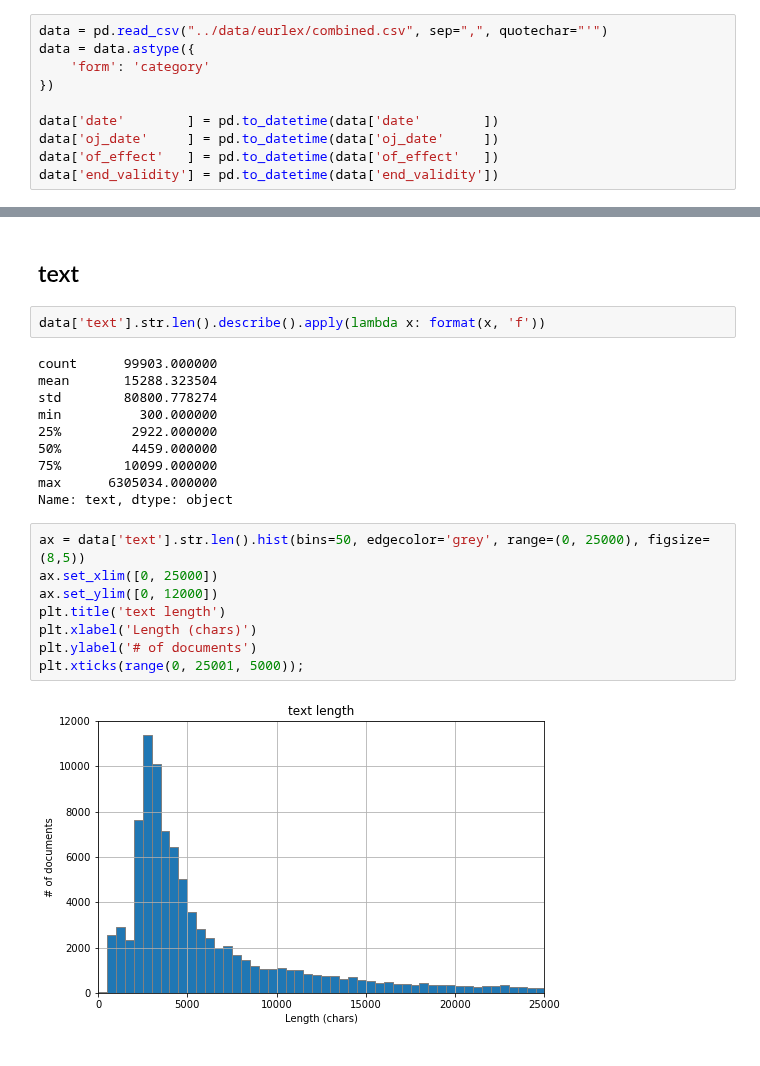
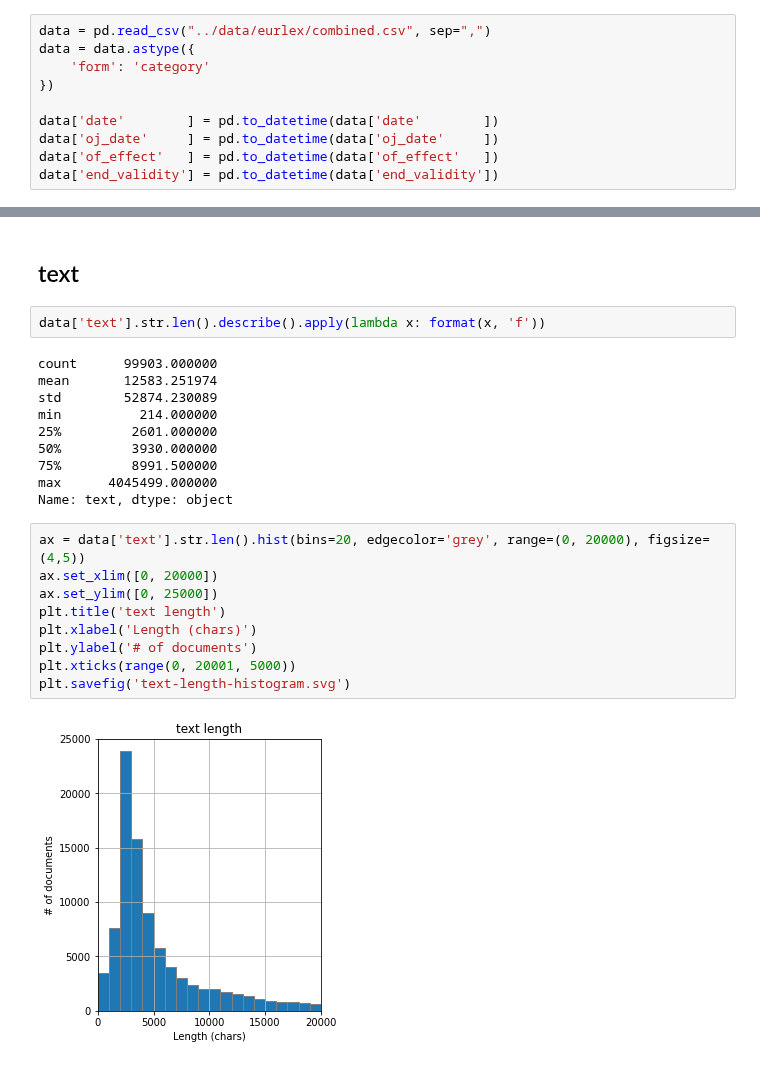
Before and after one commit to dmfrodrigues/feup-pri-proj, a Jupyter notebook: exploration/Data Exploration.ipynb, the cells around one changed output, grey strips where cells are left out. Cells and saved outputs as stored; diff of their text form.

```diff
--- a/exploration/Data Exploration.ipynb
+++ b/exploration/Data Exploration.ipynb
@@ -10,7 +12,7 @@ import datetime
 
 Let's start by importing the data:
 # %%
-data = pd.read_csv("../data/eurlex/combined.csv", sep=",", quotechar="'")
+data = pd.read_csv("../data/eurlex/combined.csv", sep=",")
 data = data.astype({
     'form': 'category'
 })
@@ -451,21 +506,22 @@ plt.show()
 data['text'].str.len().describe().apply(lambda x: format(x, 'f'))
 # %% [output]
 count      99903.000000
-mean       15288.323504
-std        80800.778274
-min          300.000000
-25%         2922.000000
-50%         4459.000000
-75%        10099.000000
-max      6305034.000000
+mean       12583.251974
+std        52874.230089
+min          214.000000
+25%         2601.000000
+50%         3930.000000
+75%         8991.500000
+max      4045499.000000
 Name: text, dtype: object
 # %%
-ax = data['text'].str.len().hist(bins=50, edgecolor='grey', range=(0, 25000), figsize=(8,5))
-ax.set_xlim([0, 25000])
-ax.set_ylim([0, 12000])
+ax = data['text'].str.len().hist(bins=20, edgecolor='grey', range=(0, 20000), figsize=(4,5))
+ax.set_xlim([0, 20000])
+ax.set_ylim([0, 25000])
 plt.title('text length')
 plt.xlabel('Length (chars)')
 plt.ylabel('# of documents')
-plt.xticks(range(0, 25001, 5000));
+plt.xticks(range(0, 20001, 5000))
+plt.savefig('text-length-histogram.svg')
 # %% [output]
-[figure, old version]
+[figure, new version]
```
Also changed, not shown: parts of 23 cells of this notebook, 6 other files.
